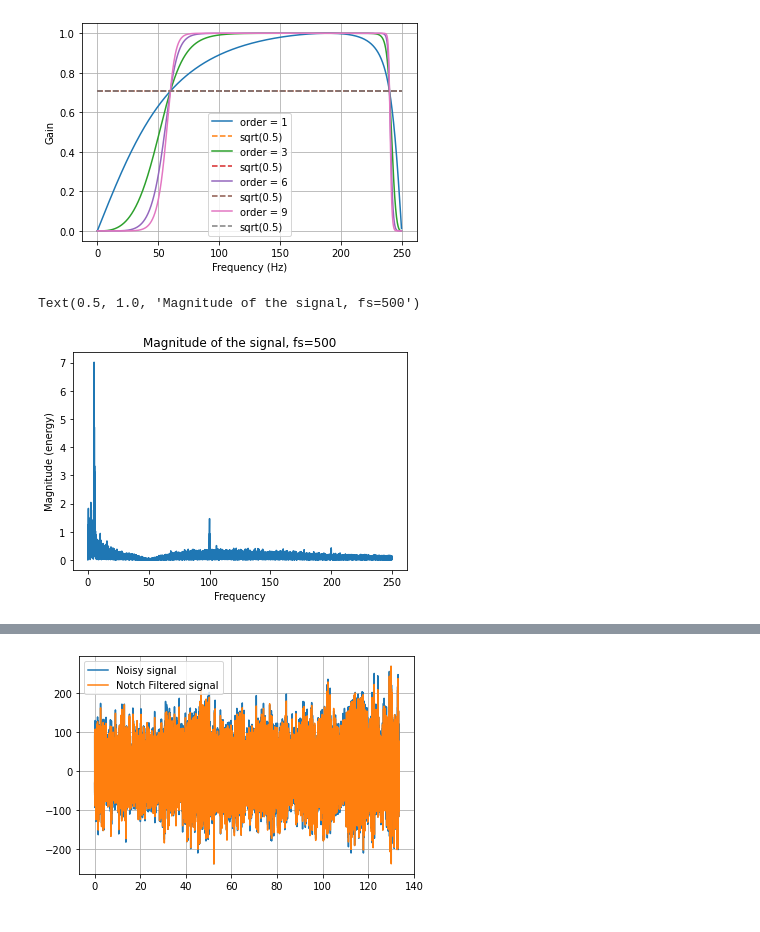
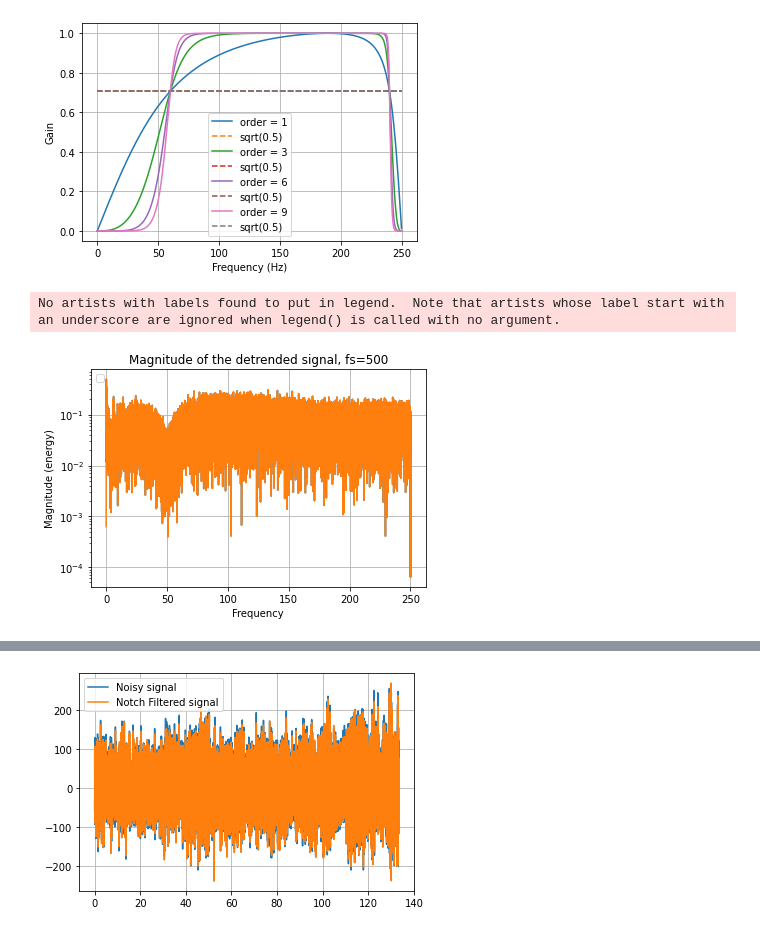
Before and after one commit to margokhokhlova/parkinson_project, a Jupyter notebook: data_exploration_and_processing.ipynb, the cells around one changed output, grey strips where cells are left out. Drawn from its saved outputs; the diff is of its cells as text; code cells hidden in the pictures.

Commit message:
add hilbert and detrending

```diff
--- a/data_exploration_and_processing.ipynb
+++ b/data_exploration_and_processing.ipynb
@@ -114,12 +117,27 @@ plt.show()
 # %%
 # Take one EMG signal to process
 signal_emg = data.X[N]['EMG1'].to_numpy()
+# %%
+# detrending of a signal
+signal_emg_detrended = signal.detrend(signal_emg)
 # %%
 # plot spectrogram of the unprocessed signal
+plt.figure(2)
+plt.clf()
 plt.magnitude_spectrum(signal_emg, Fs=SamplingRate)
+plt.yscale('log')
 plt.title('Magnitude of the signal, fs=500')
+plt.axis('tight')
+
+plt.magnitude_spectrum(signal_emg_detrended, Fs=SamplingRate)
+plt.grid(True)
+plt.yscale('log')
+plt.title('Magnitude of the detrended signal, fs=500')
+plt.axis('tight')
+plt.legend(loc='upper left')
+plt.show()
 # %% [output]
-Text(0.5, 1.0, 'Magnitude of the signal, fs=500')
+No artists with labels found to put in legend.  Note that artists whose label start with an underscore are ignored when legend() is called with no argument.
-[figure, old version]
+[figure, new version]
 # %%
 # Notch filter only, applu
```
Also changed, not shown: parts of 15 cells of this notebook.
